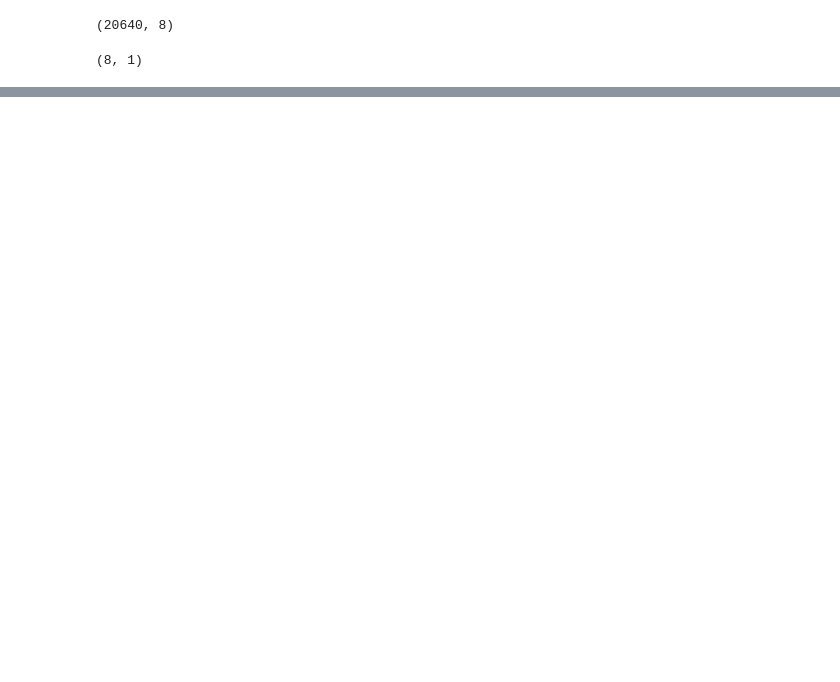
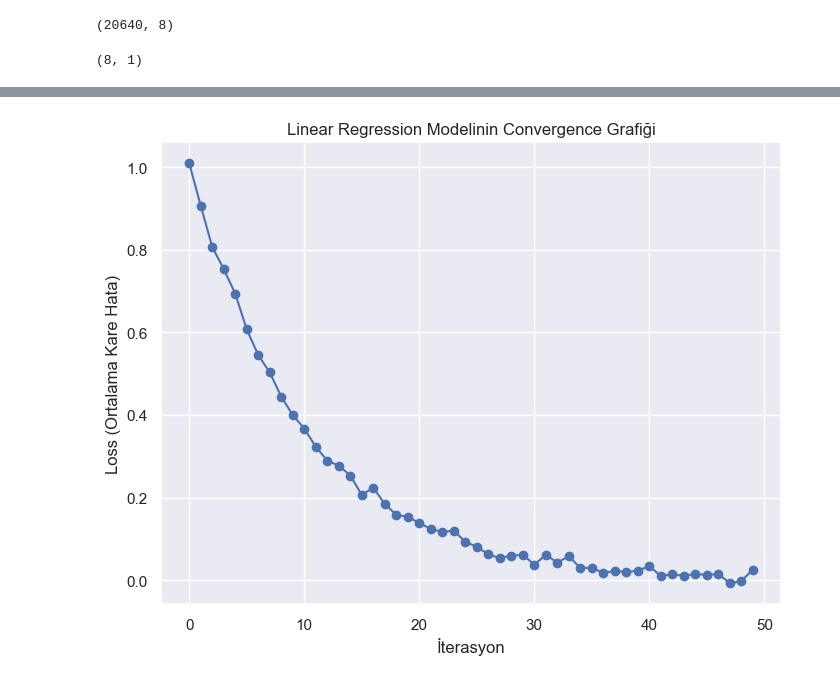
Before and after one commit to omtekyav/Linear-Regression-From-Scratch, a Jupyter notebook: LinearRegression.ipynb, the cells around one changed output, grey strips where cells are left out. Saved outputs shown, nothing was run; the diff lists cells and outputs as text; code cells hidden in the pictures; blank space fills up the shorter version.

```diff
--- a/LinearRegression.ipynb
+++ b/LinearRegression.ipynb
@@ -137,0 +239,18 @@ weights.shape
+# %%
+import matplotlib.pyplot as plt
+import numpy as np
+
+# Örnek: loss değerlerini simüle ediyoruz (örneğin, üstel bir azalma)
+iterations = np.arange(0, 50)
+# Basit bir üstel azalma ve küçük bir rastlantısallık ekleyelim
+loss_values = np.exp(-0.1 * iterations) + np.random.normal(0, 0.01, size=len(iterations))
+
+plt.figure(figsize=(8,6))
+plt.plot(iterations, loss_values, marker='o', linestyle='-')
+plt.xlabel('İterasyon')
+plt.ylabel('Loss (Ortalama Kare Hata)')
+plt.title('Linear Regression Modelinin Convergence Grafiği')
+plt.grid(True)
+plt.show()
+# %% [output]
+[figure, added]
```
Also changed, not shown: parts of 8 cells of this notebook.
